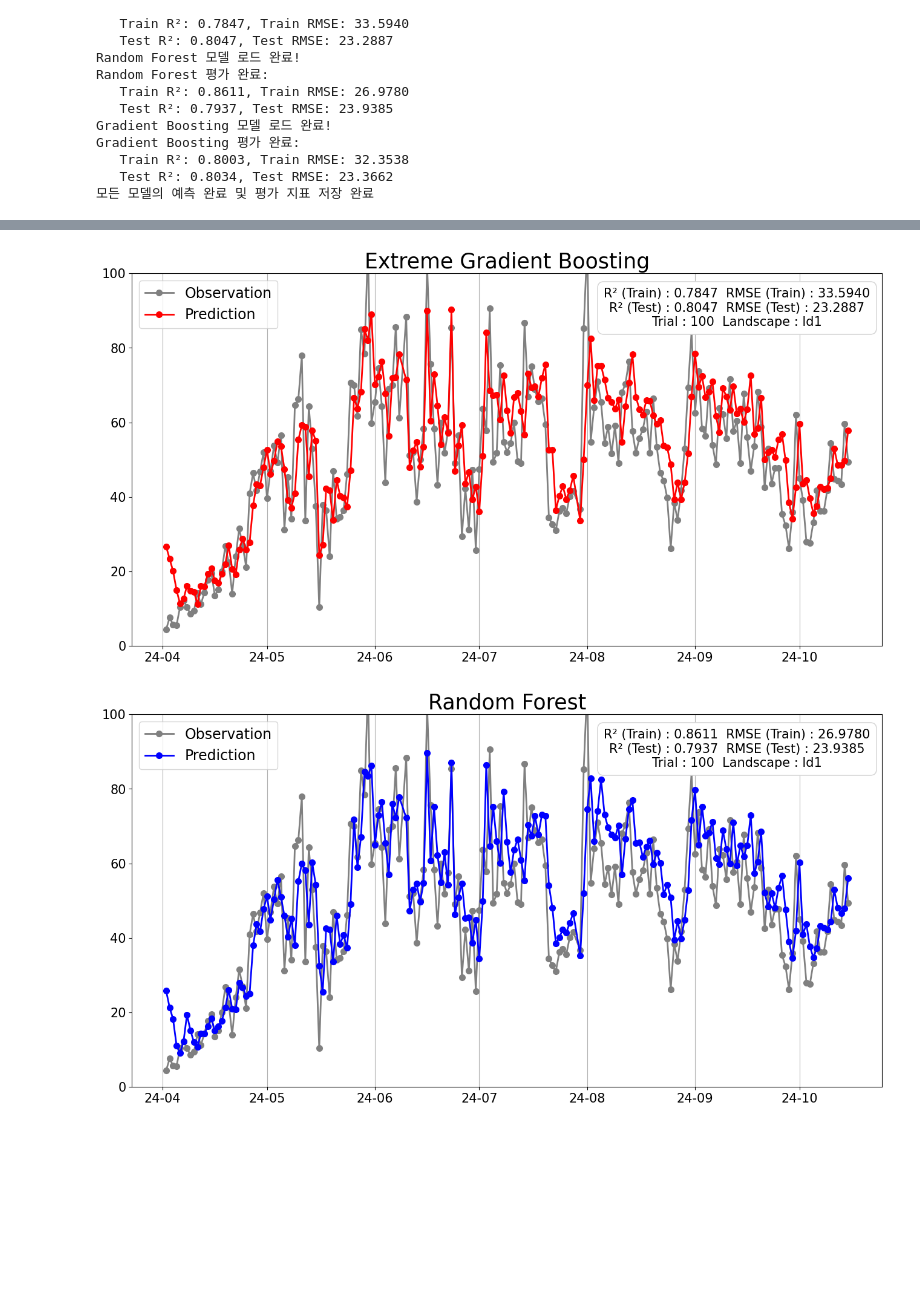
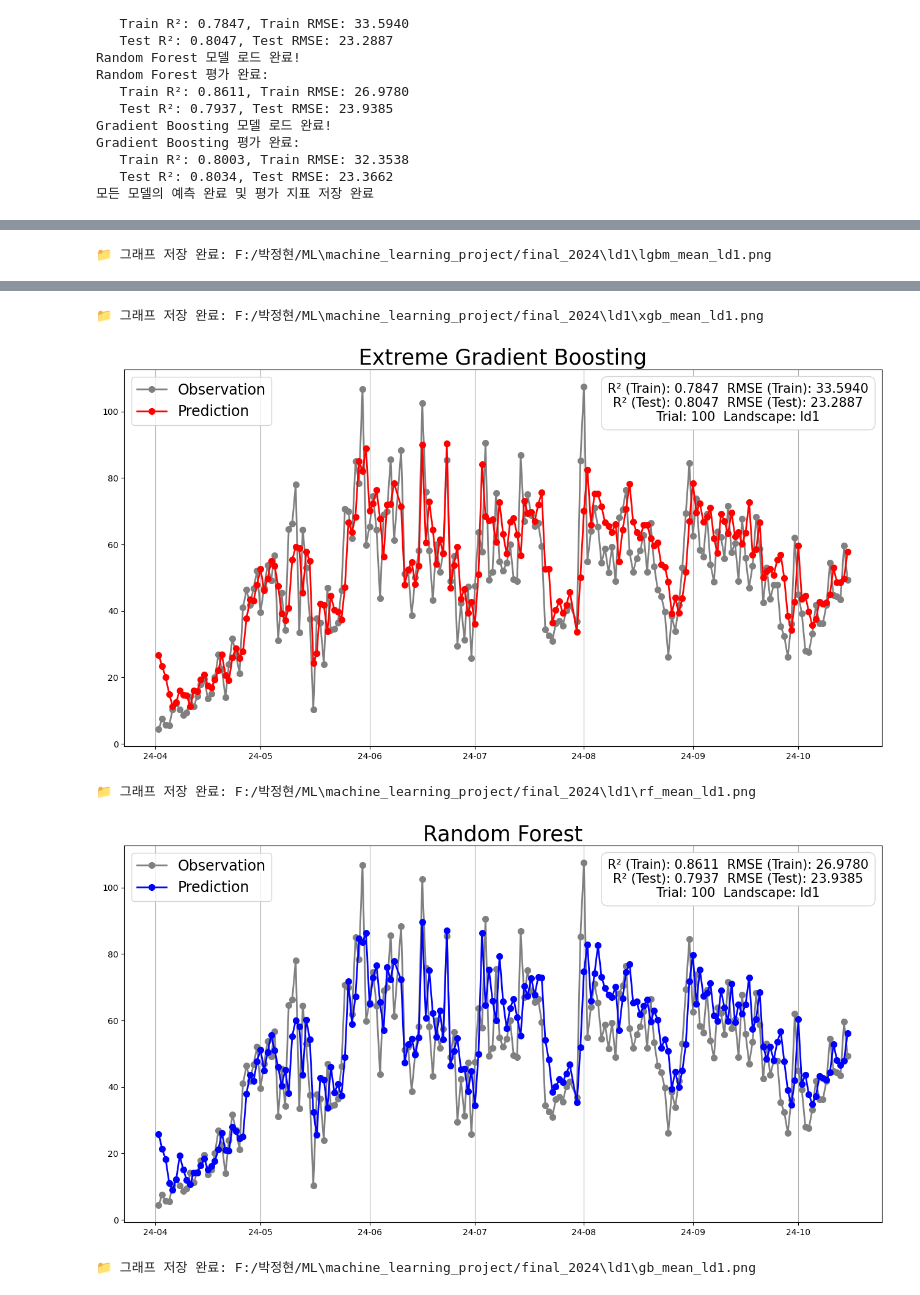
Before and after one commit to kona0107/Python_Projects, a Jupyter notebook: machine_learning_project/scripts/visulalize_models.ipynb, the cells around one changed output, grey strips where cells are left out. Cells and saved outputs as stored; diff of their text form; code cells hidden in the pictures; blank space fills up the shorter version.

```diff
--- a/machine_learning_project/scripts/visulalize_models.ipynb
+++ b/machine_learning_project/scripts/visulalize_models.ipynb
@@ -13,8 +17,8 @@ BASE_DIR = "F:/박정현/ML"
 MODEL_BASE_PATH = os.path.join(BASE_DIR, "machine_learning_project/final_2024")
 
 # 사용자가 지정할📌 특정 경관 요소 (예: "ld0", "ld1", "ld2" ...)
-LANDSCAPE  = "ld1"
-# 사용할 모델 리스트 (4개 모델)
+LANDSCAPE  = "ld3"
+# 사용할 모델 리스트📌 ["lgbm", "xgb", "rf", "gb"]
 model_names = ["lgbm", "xgb", "rf", "gb"]
 
 # 각 모델의 개별 경로 설정
@@ -56,21 +60,20 @@ print(f"📌 원본 데이터 크기: {df.shape}")
 🔹 데이터 로드 완료
 📌 원본 데이터 크기: (78909, 21)
 # %%
-# 경관 요소 필터링 함수
 def filter_by_landscape(df, landscape):
     """경관요소 필터링"""
     # LANDSCAPE 값이 문자열("ld0", "ld1" ...)이면 숫자로 변환
-    landscape_mapping = {"ld0": 0, "ld1": 1, "ld2": 2, "ld3": 3}
+    landscape_mapping = {"ld1": 1, "ld2": 2, "ld3": 3}  # ld0은 전체 데이터 사용
 
     if landscape in landscape_mapping:
         landscape_value = landscape_mapping[landscape]
         df = df[df["landscape"] == landscape_value]
-        print(f"✅ 경관요소 {landscape} ({landscape_value}) 선택 완료, 데이터 크기: {df.shape}")
+        print(f"경관요소 {landscape} ({landscape_value}) 선택 완료, 데이터 크기: {df.shape}")
     else:
-        print("✅ 전체 데이터 사용")
+        print("전체 데이터 사용")
 
     return df
 
-# 📌 경관요소 선택 적용
+# 경관요소 선택 적용
 df = filter_by_landscape(df, LANDSCAPE)
 # %% [output]
@@ -288,26 +283,7 @@ Date
 # %%
-import matplotlib.pyplot as plt
-import matplotlib.dates as mdates
-import os
 
-# 📌 사용할 모델 리스트
-model_names = ["lgbm", "xgb", "rf", "gb"]
 
-# 📌 모델 이름 및 색상 딕셔너리
-model_full_names = {
-    "lgbm": "Light Gradient Boosting",
-    "xgb": "Extreme Gradient Boosting",
-    "rf": "Random Forest",
-    "gb": "Gradient Boosting"
-}
-model_colors = {
-    "lgbm": "green",
-    "xgb": "red",
-    "rf": "blue",
-    "gb": "orange"
-}
-
-# 📌 그래프 출력 및 저장 함수
+# 그래프 출력 및 저장 함수
 def plot_model_predictions(model_name, save=False):
     full_model_name = model_full_names.get(model_name, model_name)
 
@@ -317,9 +293,13 @@ def plot_model_predictions(model_name, save=False):
     plt.plot(test_data_avg.index, test_data_avg['mosquito'], label="Observation",
              color="grey", marker='o', markersize=7, linewidth=2)
 
-    # 예측값 평균 (선택한 모델의 색상 적용)
-    plt.plot(y_pred_avg[model_name].index, y_pred_avg[model_name]['Prediction'],
-             label="Prediction", color=model_colors[model_name], marker='o', markersize=7, linewidth=2)
+    # 예측값 평균 (선택한 모델의 색상 적용) → KeyError 방지 확인
+    if model_name in y_pred_avg:
+        plt.plot(y_pred_avg[model_name].index, y_pred_avg[model_name]['Prediction'],
+                 label="Prediction", color=model_colors[model_name], marker='o', markersize=7, linewidth=2)
+    else:
+        print(f"⚠️ {model_name}의 'Prediction' 데이터가 존재하지 않습니다.")
+        return
 
     # X축 포맷 설정 (월-일)
     plt.gca().xaxis.set_major_formatter(mdates.DateFormatter('%y-%m'))
@@ -328,13 +308,13 @@ def plot_model_predictions(model_name, save=False):
     # y축 회색 세로줄 제거 (x축만 그리드 유지)
     plt.grid(axis='x')
 
-    # 폰트 크기 설정
 
-    plt.xticks(fontsize=15)
-    plt.yticks(fontsize=15)
-
-    # y축 범위 강제 설정
-    plt.ylim(0, 100)
+    # y축 범위 자동 조정 (최대값이 100 이하이면 0~100으로 설정, 초과하면 자동 조정)
+    max_value = max(test_data_avg['mosquito'].max(), y_pred_avg[model_name]['Prediction'].max())
+    if max_value > 100:
+        plt.ylim(None)  # 자동 조정
+    else:
+        plt.ylim(0, 100)  # 기본값 설정
 
     # 제목 수정: 선택한 모델의 풀네임이 나오도록 변경
     plt.title(f"{full_model_name}", fontsize=25)
@@ -342,12 +322,12 @@ def plot_model_predictions(model_name, save=False):
     # 범례 왼쪽 상단으로 이동
     plt.legend(fontsize=17, loc='upper left')
 
-    # 📌 R² 및 RMSE 정보 텍스트 박스 (옅은 회색 배경 + 둥근 모서리)
-    textstr = (f"R² (Train) : {predictions[model_name]['train_r2']:.4f}  RMSE (Train) : {predictions[model_name]['train_rmse']:.4f}\n"
-               f"R² (Test) : {predictions[model_name]['test_r2']:.4f}  RMSE (Test) : {predictions[model_name]['test_rmse']:.4f}\n"
-               f"Trial : 100  Landscape : {LANDSCAPE}")
+    # R² 및 RMSE 정보 텍스트 박스 (옅은 회색 배경 + 둥근 모서리)
+    textstr = (f"R² (Train): {predictions[model_name]['train_r2']:.4f}  RMSE (Train): {predictions[model_name]['train_rmse']:.4f}\n"
+               f"R² (Test): {predictions[model_name]['test_r2']:.4f}  RMSE (Test): {predictions[model_name]['test_rmse']:.4f}\n"
+               f"Trial: 100  Landscape: {LANDSCAPE}")
 
-    plt.figtext(0.75, 0.85, textstr, fontsize=15, ha='center', va='top',
+    plt.figtext(0.753, 0.853, textstr, fontsize=15, ha='center', va='top',
                 bbox=dict(facecolor='white', edgecolor='lightgrey', boxstyle='round,pad=0.5'))
 
     # 모델 피클 파일 경로에서 저장 폴더 결정
@@ -358,13 +338,13 @@ def plot_model_predictions(model_name, save=False):
 
     # 그래프 저장 옵션
     if save:
-        plt.savefig(save_path, dpi=300)
+        plt.savefig(save_path, dpi=300,bbox_inches='tight')
         print(f"📁 그래프 저장 완료: {save_path}")
-
     # 그래프 출력
     plt.show()
 
 # 📌 각 모델별 그래프 생성 (필요하면 `save=True` 추가)
 for model_name in model_names:
-    plot_model_predictions(model_name, save=False)
+    plot_model_predictions(model_name, save=True)
 # %% [output]
+📁 그래프 저장 완료: F:/박정현/ML\machine_learning_project/final_2024\ld1\lgbm_mean_ld1.png
@@ -372,2 +352,5 @@ for model_name in model_names:
+📁 그래프 저장 완료: F:/박정현/ML\machine_learning_project/final_2024\ld1\xgb_mean_ld1.png
-[figure, old version]
+[figure, new version]
+📁 그래프 저장 완료: F:/박정현/ML\machine_learning_project/final_2024\ld1\rf_mean_ld1.png
-[figure, old version]
+[figure, new version]
+📁 그래프 저장 완료: F:/박정현/ML\machine_learning_project/final_2024\ld1\gb_mean_ld1.png
```
Also changed, not shown: parts of 5 cells of this notebook, 7 other files.
